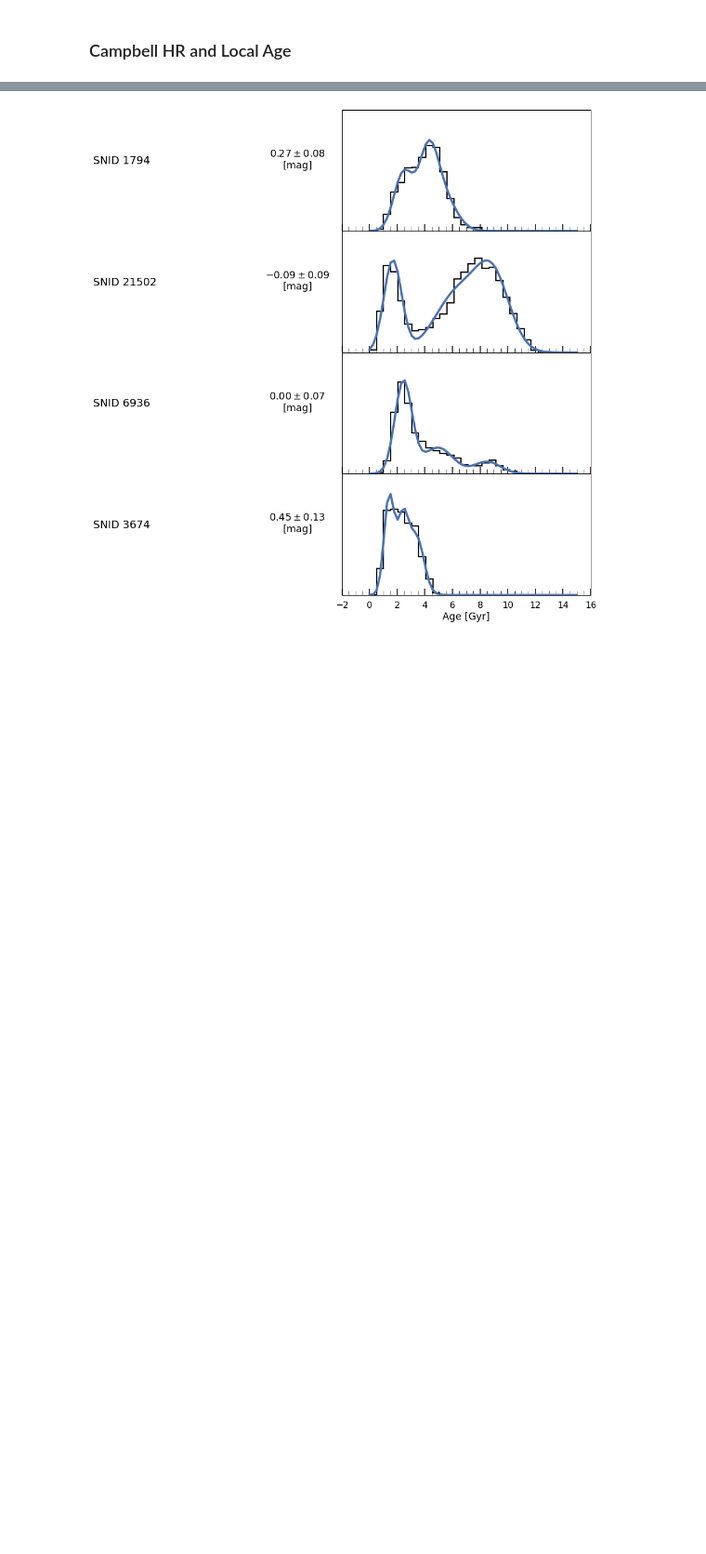
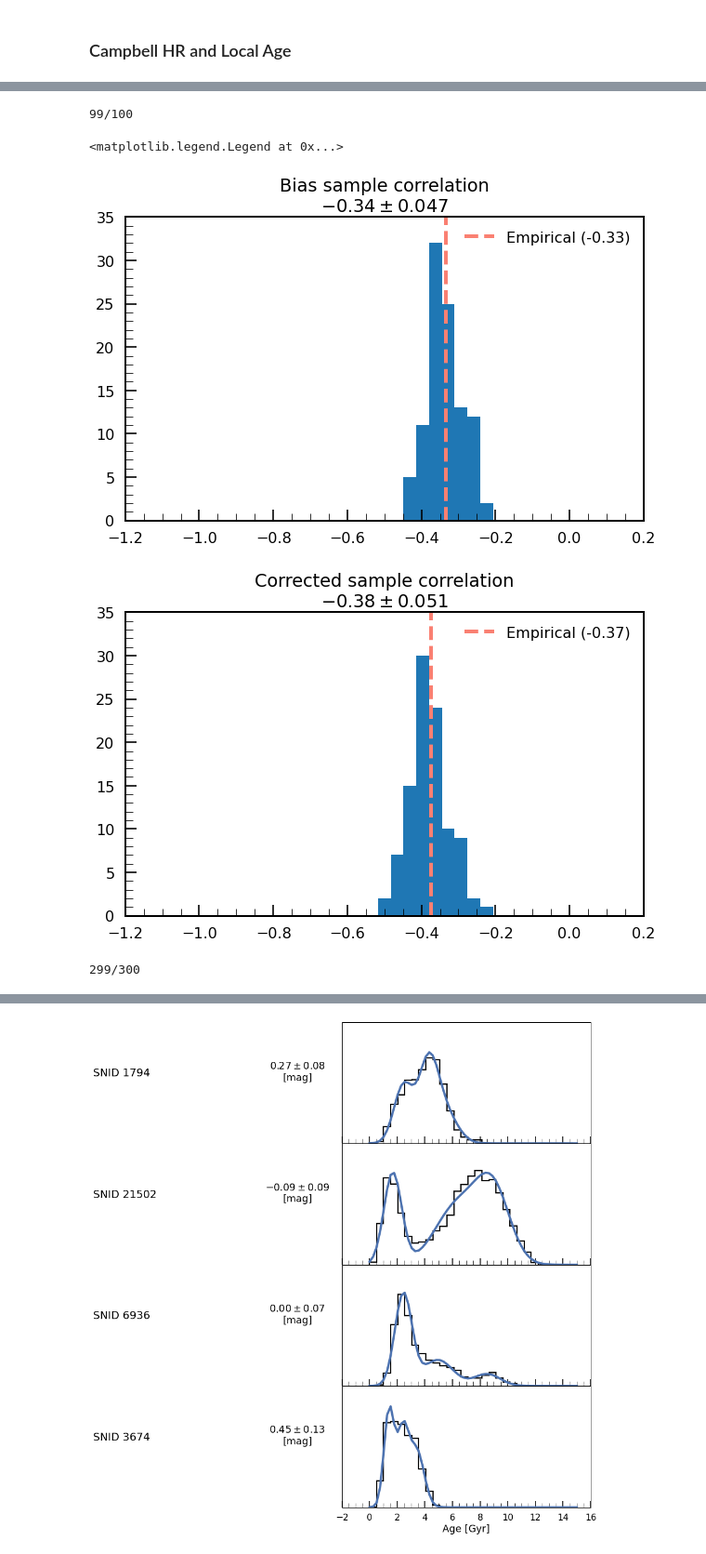
Before and after one commit to ketozhang/statistical-methods-on-sne-ia-luminosity-evolution, a Jupyter notebook: report.ipynb, the cells around one changed output, grey strips where cells are left out. Shown at 93% size. Drawn from its saved outputs; the diff is of its cells as text; code cells hidden in the pictures; blank space fills up the shorter version.

Commit message:
Add robust stats correlation estimation

```diff
--- a/report.ipynb
+++ b/report.ipynb
@@ -52,0 +53,79 @@ Resulting data will be an inner join of the two remove all SNID mentioned above
+# %%
+def estimate_correlation(age, hr):
+    age_sample_var = age['age'].groupby('snid').var(ddof=1)
+    age_sample_mean = age['age'].groupby('snid').mean()
+
+    age_variance = np.sum(
+        age_sample_var / len(snids) +
+        (np.mean(age_sample_mean) - age_sample_mean)**2 / (len(snids) - 1)
+    )
+
+    hr_sample_mean = hr['hr'].mean()
+    hr_sample_var = hr['hr'].var(ddof=1)
+    age_hr_prod = age.join(hr)
+    age_hr_prod["age*hr"] = age_hr_prod["age"] * age_hr_prod["hr"]
+    age_hr_prod_mean = age_hr_prod["age*hr"].groupby('snid').mean()
+
+    age_hr_covariance = (
+        np.mean(age_hr_prod_mean) +
+        (np.mean(age_sample_mean)  * hr_sample_mean)
+    )
+
+    bias_corr = age_hr_covariance / np.sqrt((hr_sample_var + np.mean(hr['hr_err']**2)) * age_variance)
+    bias_correction = 1 / np.sqrt( (hr_sample_var - np.mean(hr['hr_err']**2)) / hr_sample_var)
+    return bias_corr, bias_corr * bias_correction
+
+def estimate_correlation2(age, hr):
+    age_var = np.sum(
+        age['var'] / len(age) +
+        (np.mean(age['mean']) - age['mean']) / (len(age) - 1)
+    )
+    _corr = np.cov(age['mean'], hr['hr'])[0, 1] / \
+    np.sqrt(
+        (hr['hr'].var(ddof=1) + np.mean(hr['hr_err']**2)) *
+        age_var
+    )
+
+    return _corr, _corr / np.sqrt(1 - (np.mean(hr['hr_err']**2) / hr['hr'].var(ddof=1)))
+
+results = []
+for i in range(100):
+    print(f"{i}/{100}", end='\r')
+    random_snids = np.random.choice(snids, size=len(snids), replace=True)
+    result = estimate_correlation2(age_df.groupby('snid').agg(['mean', 'var'])['age'].loc[random_snids, :], hr_df.loc[random_snids, :])
+    results.append(result)
+
+results = np.array(results).reshape(100, 2)
+# %% [output]
+99/100
+# %%
+sample_values = estimate_correlation2(age_df.groupby('snid').agg(['mean', 'var'])['age'], hr_df)
+bins = np.linspace(-1, 0, 30)
+
+plt.figure()
+plt.hist(results[:,0], bins)
+plt.axvline(sample_values[0], color='salmon', ls='--', label=f"Empirical ({sample_values[0]:.2g})")
+plt.title(f"Bias sample correlation\n${np.mean(results, axis=0)[0]:.2g}\pm{np.std(results, axis=0)[0]:.2g}$")
+plt.legend()
+
+plt.figure()
+plt.hist(results[:,1], bins)
+plt.axvline(sample_values[1], color='salmon', ls='--', label=f"Empirical ({sample_values[1]:.2g})")
+plt.title(f"Corrected sample correlation\n${np.mean(results, axis=0)[1]:.2g}\pm{np.std(results, axis=0)[1]:.2g}$")
+plt.legend()
+# %% [output]
+<matplotlib.legend.Legend at 0x...>
+[figure, added]
+[figure, added]
+# %%
+results = []
+for i in range(300):
+    print(f"{i}/{300}", end='\r')
+    random_age = age_df.groupby('snid').agg(['mean', 'var'])['age'].sample(frac=1, axis=0)
+    random_hr_df = hr_df.sample(frac=1, axis=0)
+    result = estimate_correlation2(random_age, random_hr_df)
+    results.append(result)
+
+results = np.array(results).reshape(300, 2)
+# %% [output]
+299/300
```
Also changed, not shown: parts of 2 cells of this notebook, 1 other file.
